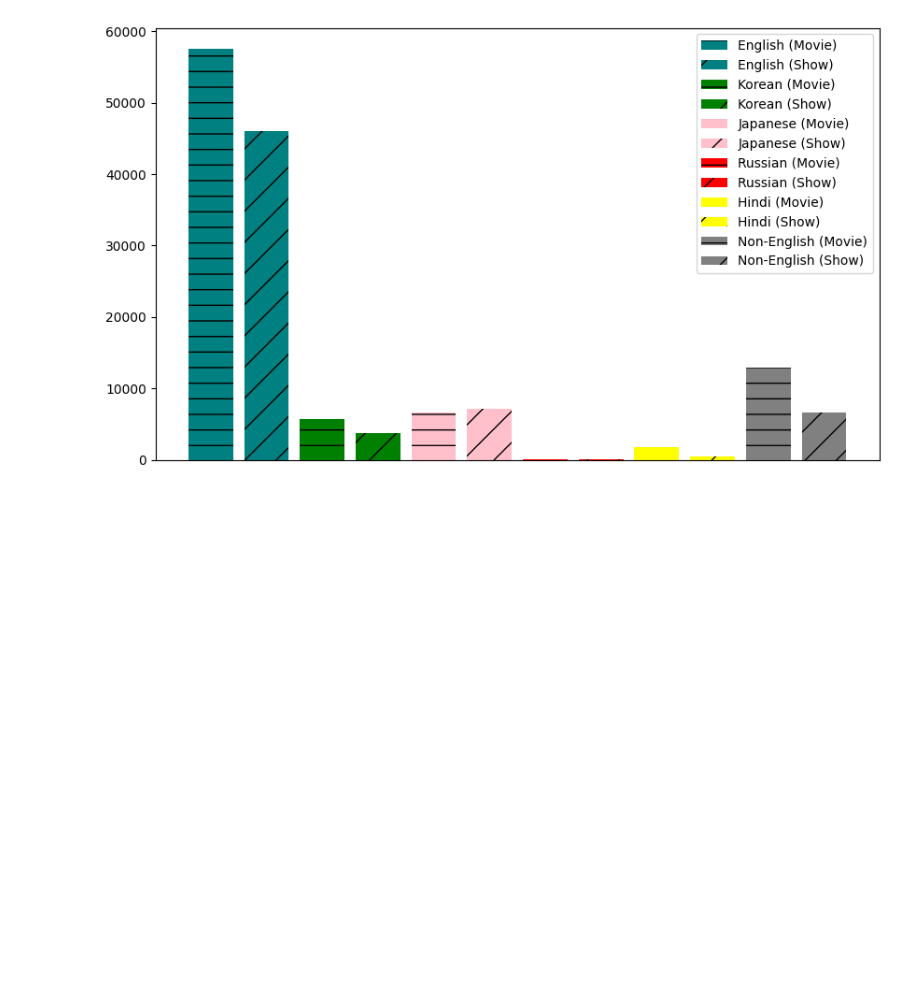
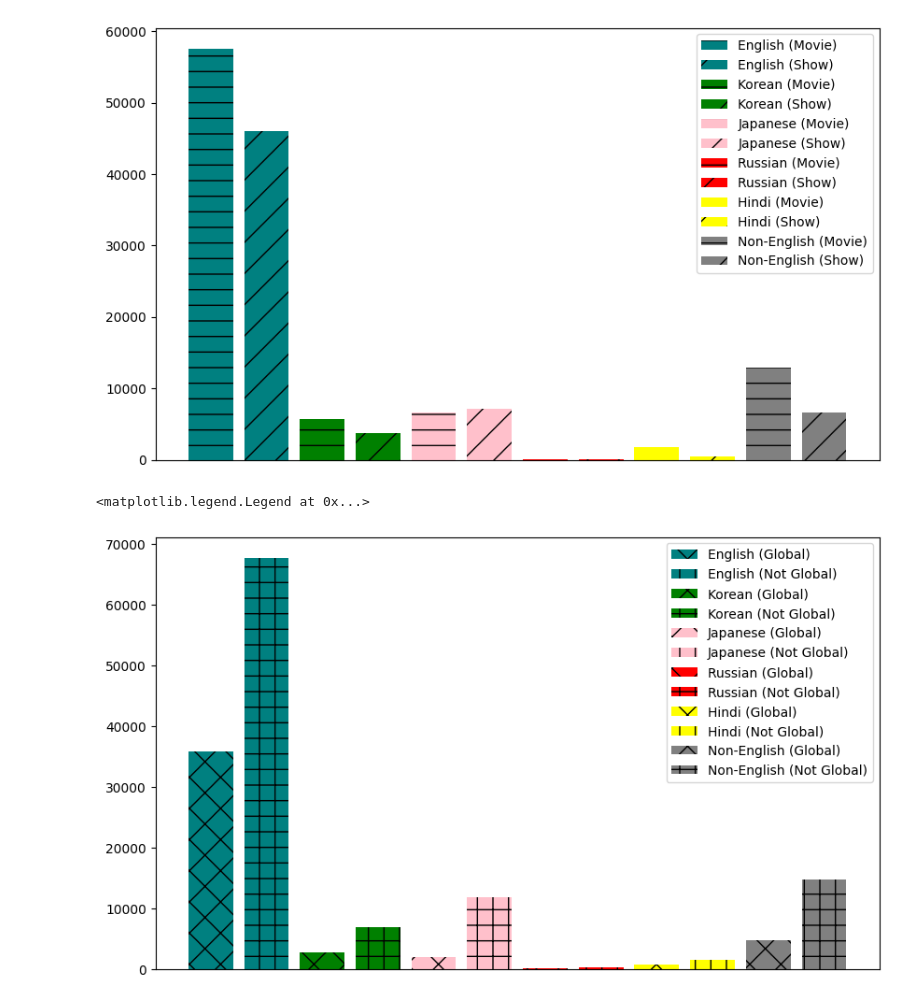
Before and after one commit to Basketj05/NetflixAnalysis, a Jupyter notebook: NetflixAnalysis.ipynb, the cells around one changed output. Saved outputs shown, nothing was run; the diff lists cells and outputs as text; code cells hidden in the pictures; blank space fills up the shorter version.

```diff
--- a/NetflixAnalysis.ipynb
+++ b/NetflixAnalysis.ipynb
@@ -175,3 +175,41 @@ plt.legend()
 # %% [output]
 <matplotlib.legend.Legend at 0x...>
 [figure]
+# %%
+plt.figure(figsize=(10, 6))
+
+width = .25
+multiplier = 1.25
+x = np.arange(1)
+moviehatch = 'x'
+showhatch = '+'
+
+plt.bar(x, Englishdf[Englishdf['Available Globally?'] == "Yes"].size, width, label='English (Global)', hatch=moviehatch,
+        color='teal')
+plt.bar(x + width * multiplier, Englishdf[Englishdf['Available Globally?'] == "No"].size, width, label='English (Not Global)',
+        hatch=showhatch, color='teal')
+plt.bar(x + (width * multiplier * 2), Koreandf[Koreandf['Available Globally?'] == "Yes"].size, width, label='Korean (Global)',
+        hatch=moviehatch, color='green')
+plt.bar(x + (width * multiplier * 3), Koreandf[Koreandf['Available Globally?'] == "No"].size, width, label='Korean (Not Global)',
+        hatch=showhatch, color='green')
+plt.bar(x + (width * 4 * multiplier), Japanesedf[Japanesedf['Available Globally?'] == "Yes"].size, width,
+        label='Japanese (Global)', hatch=moviehatch, color='pink')
+plt.bar(x + (width * 5 * multiplier), Japanesedf[Japanesedf['Available Globally?'] == "No"].size, width,
+        label='Japanese (Not Global)', hatch=showhatch, color='pink')
+plt.bar(x + (width * 6 * multiplier), Russiandf[Russiandf['Available Globally?'] == "Yes"].size, width,
+        label='Russian (Global)', hatch=moviehatch, color='red')
+plt.bar(x + (width * 7 * multiplier), Russiandf[Russiandf['Available Globally?'] == "No"].size, width,
+        label='Russian (Not Global)', hatch=showhatch, color='red')
+plt.bar((x + width * 8 * multiplier), Hindidf[Hindidf['Available Globally?'] == "Yes"].size, width, label='Hindi (Global)',
+        hatch=moviehatch, color='yellow')
+plt.bar((x + width * 9 * multiplier), Hindidf[Hindidf['Available Globally?'] == "No"].size, width, label='Hindi (Not Global)',
+        hatch=showhatch, color='yellow')
+plt.bar(x + (width * 10 * multiplier), NonEnglishdf[NonEnglishdf['Available Globally?'] == "Yes"].size, width,
+        label='Non-English (Global)', hatch=moviehatch, color='gray')
+plt.bar(x + (width * 11 * multiplier), NonEnglishdf[NonEnglishdf['Available Globally?'] == "No"].size, width,
+        label='Non-English (Not Global)', hatch=showhatch, color='gray')
+plt.xticks([])
+plt.legend()
+# %% [output]
+<matplotlib.legend.Legend at 0x...>
+[figure, added]
```
